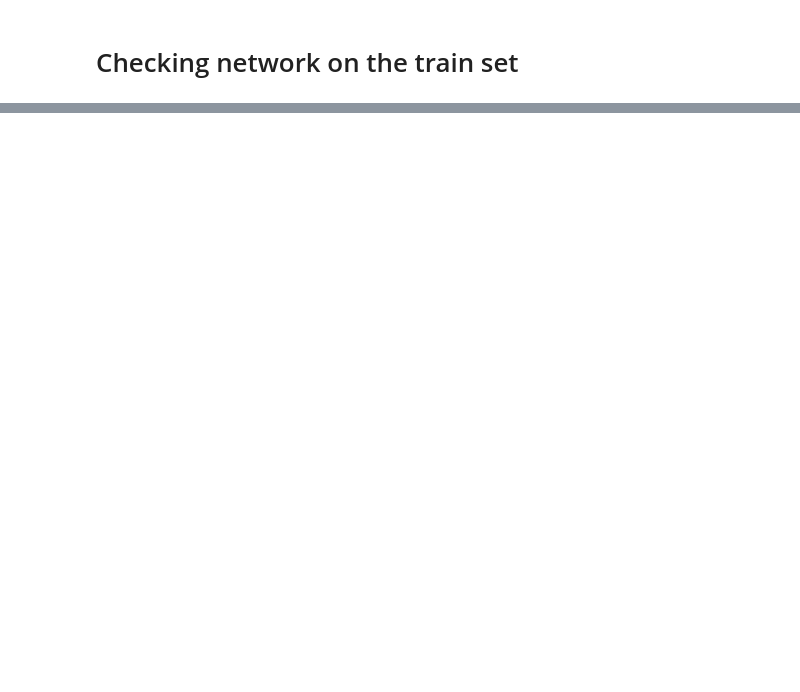
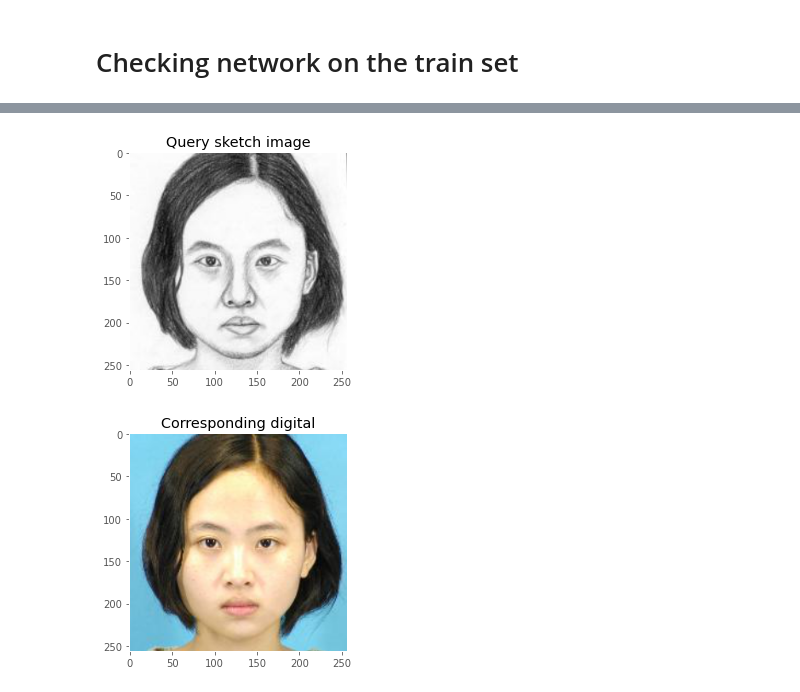
Before and after one commit to Lokesh-pavan-kumar/Sketch2Face, a Jupyter notebook: Similarity Search/train.ipynb, the cells around one changed output, grey strips where cells are left out. Cells and saved outputs as stored; diff of their text form; code cells hidden in the pictures; blank space fills up the shorter version.

```diff
--- a/Similarity Search/train.ipynb
+++ b/Similarity Search/train.ipynb
@@ -57,9 +84,10 @@ plt.plot(losses)
 # Checking network on the train set
 # %%
 train_sketches, train_photos = [], []
-for sketches, photos in siamese_dl:
-    train_sketches.append(sketches)
-    train_photos.append(photos)
+for idx in range(len(siamese_ds)):
+    sketch, photo = siamese_ds[idx]
+    train_sketches.append(sketch)
+    train_photos.append(photo)
 
-train_sketches = torch.stack(train_sketches, dim=0)
-train_photos = torch.stack(train_photos, dim=0)
+train_sketches = torch.stack(train_sketches).to(device)
+train_photos = torch.stack(train_photos).to(device)
@@ -76,0 +136,13 @@ train_photos = torch.stack(train_photos, dim=0)
+# %%
+plt.imshow(sketch.squeeze().cpu().permute(1, 2, 0))
+plt.title("Query sketch image")
+plt.grid(False)
+plt.show()
+
+plt.imshow(train_photos[index].squeeze().cpu().permute(1, 2, 0))
+plt.title("Corresponding digital")
+plt.grid(False)
+plt.show()
+# %% [output]
+[figure, added]
+[figure, added]
```
Also changed, not shown: parts of 13 cells of this notebook.
